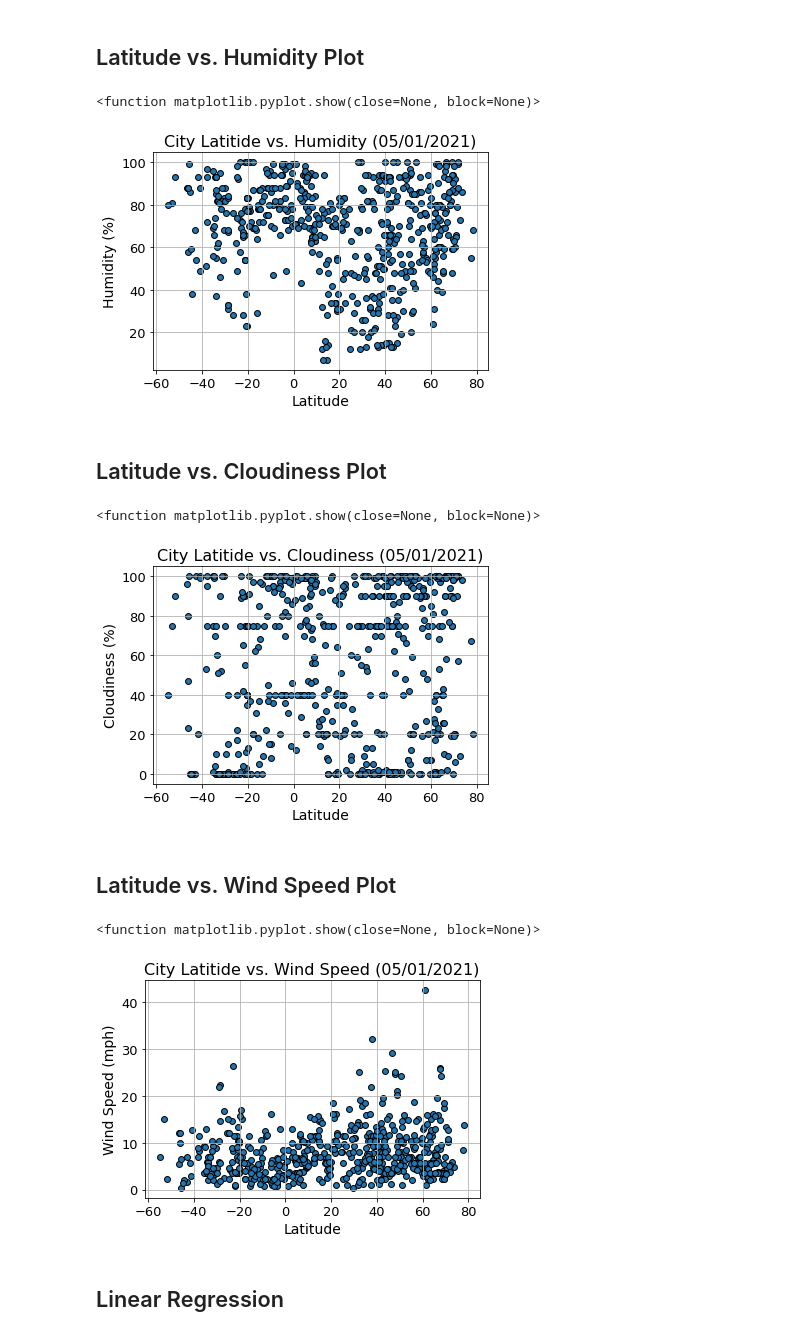
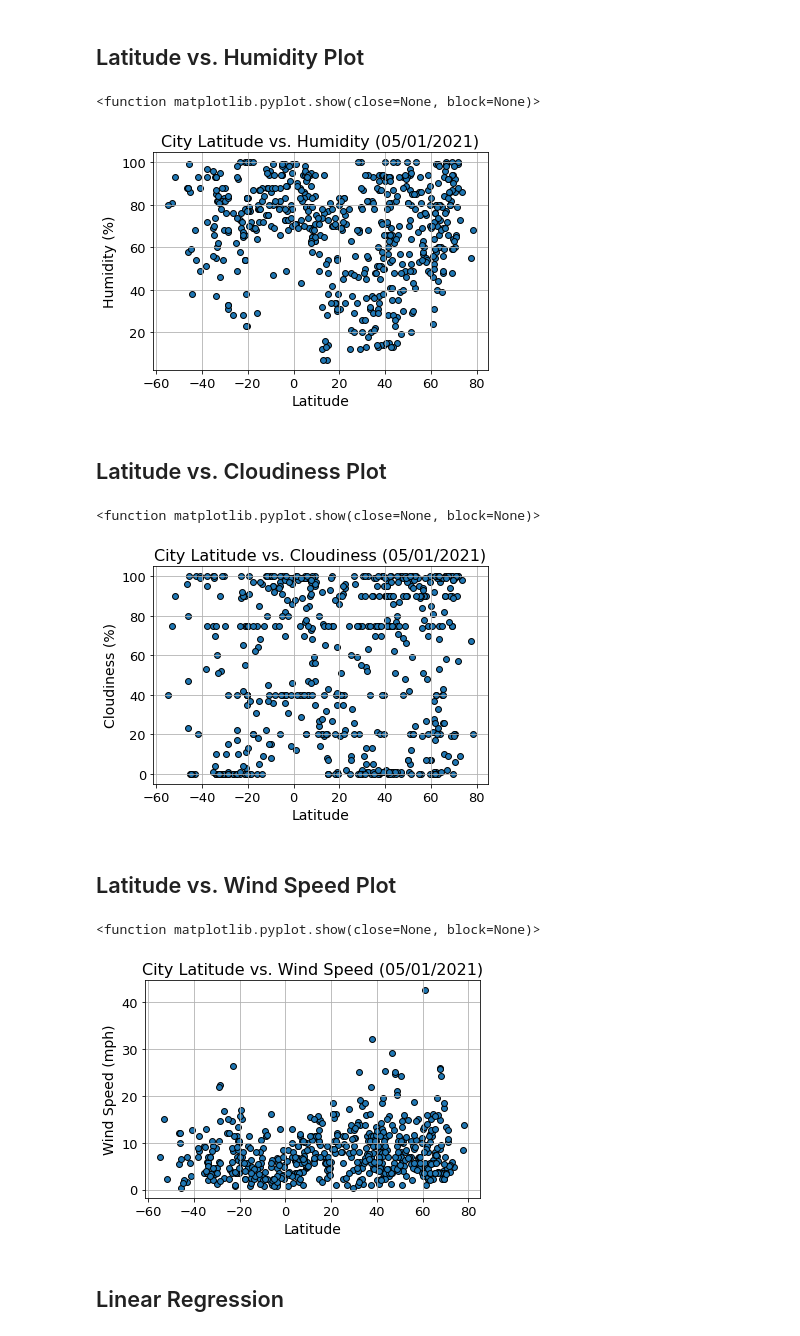
Before and after one commit to rls1316/python-api-challenge, a Jupyter notebook: WeatherPy/WeatherPy.ipynb, the cells around one changed output. Saved outputs shown, nothing was run; the diff lists cells and outputs as text; code cells hidden in the pictures.

```diff
--- a/WeatherPy/WeatherPy.ipynb
+++ b/WeatherPy/WeatherPy.ipynb
@@ -216,7 +218,7 @@ plt.show
 #Make scatter plot
 fig1= plt.subplots(figsize = (6, 4))
 plt.scatter(City_Data['Lat'],City_Data["Humidity"], marker = 'o', edgecolors = 'black', s = 35)
-plt.title('City Latitide vs. Humidity (05/01/2021)', fontsize = 16)
+plt.title('City Latitude vs. Humidity (05/01/2021)', fontsize = 16)
 plt.xlabel('Latitude', fontsize = 14)
 plt.ylabel('Humidity (%)', fontsize = 14)
 plt.xticks(fontsize = 13)
@@ -225,7 +227,7 @@ plt.grid()
 plt.show
 # %% [output]
 <function matplotlib.pyplot.show(close=None, block=None)>
-[figure, old version]
+[figure, new version]
 # %% [markdown]
 ## Latitude vs. Cloudiness Plot
 # %%
@@ -234,7 +236,7 @@ plt.show
 #Make scatter plot
 fig1= plt.subplots(figsize = (6, 4))
 plt.scatter(City_Data['Lat'],City_Data["Cloudiness"], marker = 'o', edgecolors = 'black', s = 35)
-plt.title('City Latitide vs. Cloudiness (05/01/2021)', fontsize = 16)
+plt.title('City Latitude vs. Cloudiness (05/01/2021)', fontsize = 16)
 plt.xlabel('Latitude', fontsize = 14)
 plt.ylabel('Cloudiness (%)', fontsize = 14)
 plt.xticks(fontsize = 13)
@@ -243,25 +245,25 @@ plt.grid()
 plt.show
 # %% [output]
 <function matplotlib.pyplot.show(close=None, block=None)>
-[figure, old version]
+[figure, new version]
 # %% [markdown]
 ## Latitude vs. Wind Speed Plot
 # %%
 # Generate a scatter plot of Latitude vs. Windspeed
 
 #Make scatter plot
 fig1= plt.subplots(figsize = (6, 4))
 plt.scatter(City_Data['Lat'],City_Data["Wind Speed"], marker = 'o', edgecolors = 'black', s = 35)
-plt.title('City Latitide vs. Wind Speed (05/01/2021)', fontsize = 16)
+plt.title('City Latitude vs. Wind Speed (05/01/2021)', fontsize = 16)
 plt.xlabel('Latitude', fontsize = 14)
 plt.ylabel('Wind Speed (mph)', fontsize = 14)
 plt.xticks(fontsize = 13)
 plt.yticks(fontsize = 13)
 plt.grid()
 plt.show
 # %% [output]
 <function matplotlib.pyplot.show(close=None, block=None)>
-[figure, old version]
+[figure, new version]
 # %% [markdown]
 ## Linear Regression
 # %%
```
Also changed, not shown: parts of 14 cells of this notebook, 12 other files.
